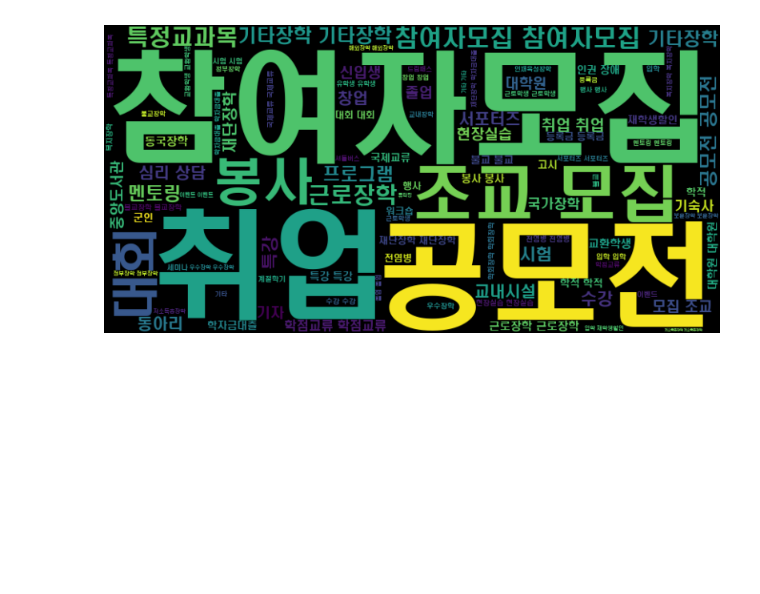
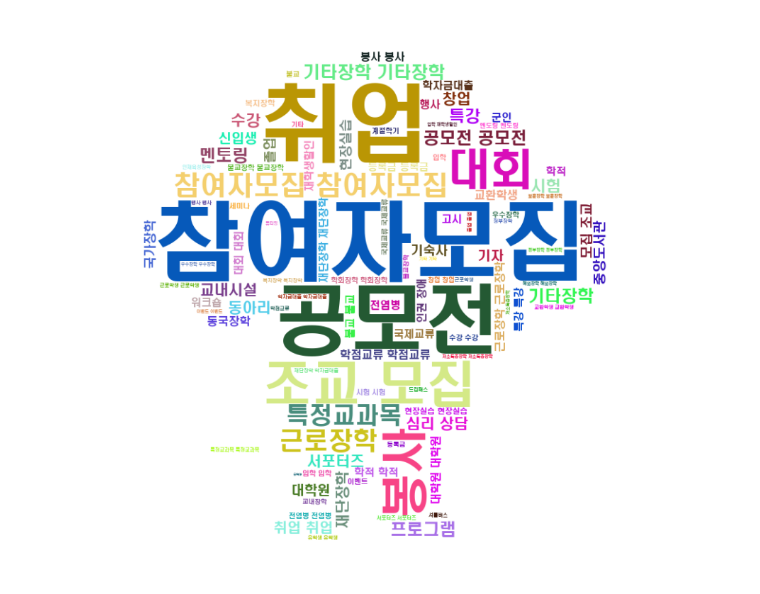
Before and after one commit to JangWooJin1/DataAnalysisProject, a Jupyter notebook: 데이터분석/wordcloud/test.ipynb, the cells around one changed output. Saved outputs shown, nothing was run; the diff lists cells and outputs as text; code cells hidden in the pictures; blank space fills up the shorter version.

```diff
--- a/데이터분석/wordcloud/test.ipynb
+++ b/데이터분석/wordcloud/test.ipynb
@@ -1,29 +1,41 @@
 # %%
 import numpy as np
 import pandas as pd
 import matplotlib.pyplot as plt
-from wordcloud import WordCloud
+from wordcloud import WordCloud, ImageColorGenerator
+from PIL import Image
 from matplotlib import font_manager
+import random
 
 # CSV 파일 읽기
 df = pd.read_csv("./라벨링완료된공지사항.csv")
 
 # 'class' 열 선택 및 결측치 제거
 class_column = df['class'].dropna()
 
 # 분류 기준 단어들을 하나의 문자열로 결합
 text = ' '.join(class_column)
 
 # 한글 폰트 경로 지정
 font_path = 'C:\Windows\Fonts\H2HDRM.TTF'  # 한글 폰트 파일 경로로 수정해야 함
 
-# WordCloud 객체 생성 및 한글 폰트 설정
-wordcloud = WordCloud(font_path=font_path, width=800, height=400).generate(text)
+# 마스크 이미지 로드
+mask_image = np.array(Image.open('back_mask.jpg'))
+
+# 사용자 정의 색상 함수
+def random_color_func(word, font_size, position, orientation, random_state=None, **kwargs):
+    return tuple(random.randint(0, 255) for _ in range(3))
+
+# WordCloud 객체 생성
+wordcloud = WordCloud(font_path=font_path, background_color='white', mask=mask_image).generate(text)
+
+# 단어의 색상 설정
+wordcloud = wordcloud.recolor(color_func=random_color_func)
 
 # 시각화
-plt.figure(figsize=(10, 5))
+plt.figure(figsize=(10, 10))
 plt.imshow(wordcloud, interpolation='bilinear')
 plt.axis('off')
 plt.show()
 # %% [output]
-[figure, old version]
+[figure, new version]
```
Also changed, not shown: 1 other file.
